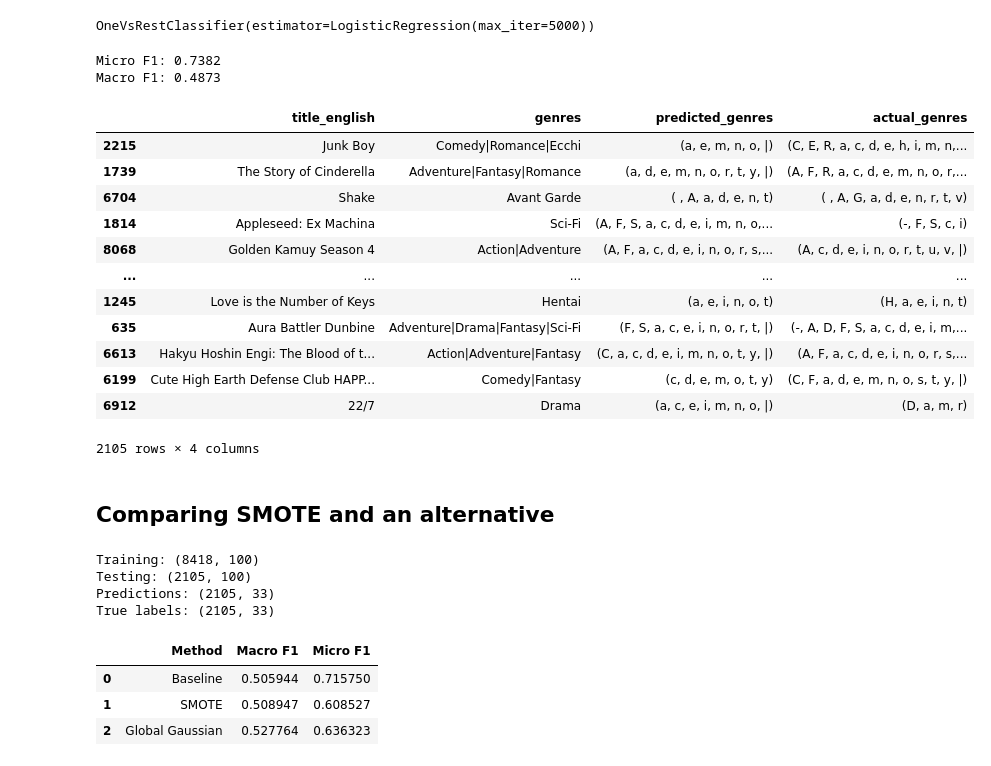
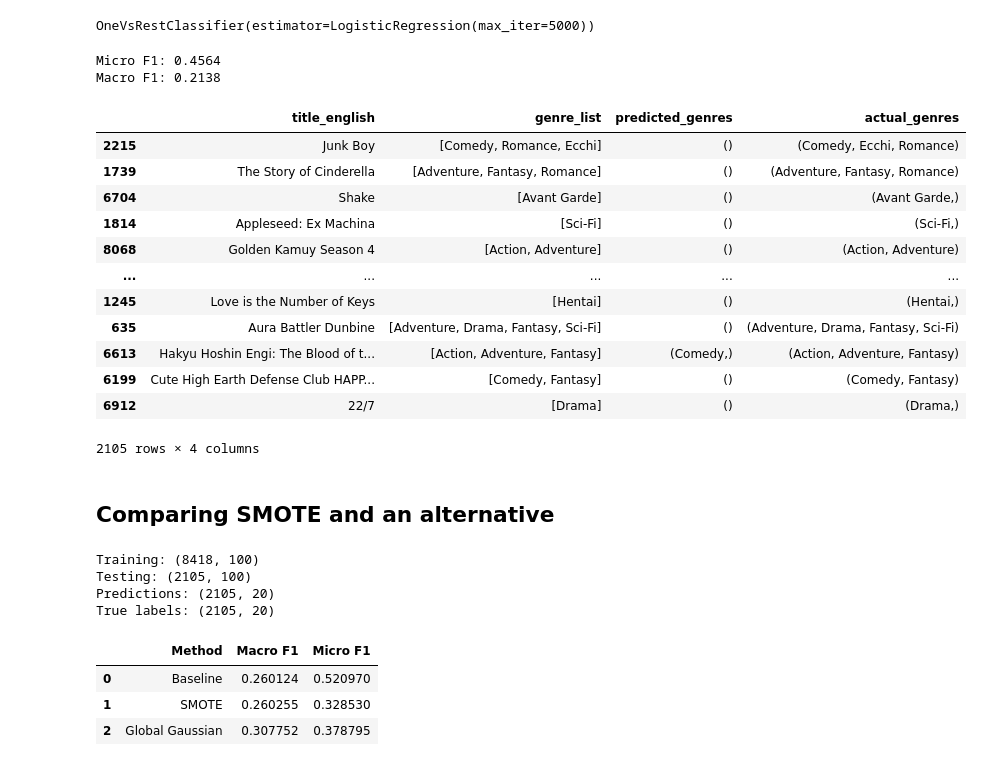
Before and after one commit to smleek/final_project, a Jupyter notebook: global_gauss_sample/classifying.ipynb, the cells around one changed output. Cells and saved outputs as stored; diff of their text form; code cells hidden in the pictures.

Commit message:
fixed MLB (was creating classes based on letters and not genres) and standardized mlsmote_gaussian.ipynb and classifying.ipynb so we'd be comparing the same thing

```diff
--- a/global_gauss_sample/classifying.ipynb
+++ b/global_gauss_sample/classifying.ipynb
@@ -49 +49,19 @@ df
 10523 rows × 5 columns
+# %%
+import ast
+from sklearn.preprocessing import MultiLabelBinarizer
+
+df = pd.read_csv("../cleaned_animes.csv")
+
+df["text"] = df["title_english"] + " " + df["synopsis"]
+
+# Convert strings into actual lists
+df["genre_list"] = df["genre_list"].apply(ast.literal_eval)
+
+# Binarize genres
+mlb = MultiLabelBinarizer()
+Y = mlb.fit_transform(df["genre_list"])
+
+print("Number of shows:", len(df))
+print("Number of genres:", len(mlb.classes_))
+print(mlb.classes_)
@@ -53,4 +77,4 @@ df
 mlb = MultiLabelBinarizer()
 
 X_text = df['text'] # predictor variables
-Y = mlb.fit_transform(df['genres'])
+Y = mlb.fit_transform(df['genre_list'])
@@ -120,31 +154,31 @@ macro_f1 = f1_score(y_test, y_pred, average="macro")
 print(f"Micro F1: {micro_f1:.4f}")
 print(f"Macro F1: {macro_f1:.4f}")
 # %% [output]
-Micro F1: 0.7382
-Macro F1: 0.4873
+Micro F1: 0.4564
+Macro F1: 0.2138
 # %%
 predicted_genres = mlb.inverse_transform(y_pred)
 actual_genres = mlb.inverse_transform(y_test)
 
-results_df = test_df[["title_english", "genres"]].copy()
+results_df = test_df[["title_english", "genre_list"]].copy()
 
 results_df["predicted_genres"] = predicted_genres
 results_df["actual_genres"] = actual_genres
 
 results_df
 # %% [output]
-|  | title_english | genres | predicted_genres | actual_genres |
-| 2215 | Junk Boy | Comedy|Romance|Ecchi | (a, e, m, n, o, |) | (C, E, R, a, c, d, e, h, i, m, n,... |
-| 1739 | The Story of Cinderella | Adventure|Fantasy|Romance | (a, d, e, m, n, o, r, t, y, |) | (A, F, R, a, c, d, e, m, n, o, r,... |
-| 6704 | Shake | Avant Garde | ( , A, a, d, e, n, t) | ( , A, G, a, d, e, n, r, t, v) |
-| 1814 | Appleseed: Ex Machina | Sci-Fi | (A, F, S, a, c, d, e, i, m, n, o,... | (-, F, S, c, i) |
-| 8068 | Golden Kamuy Season 4 | Action|Adventure | (A, F, a, c, d, e, i, n, o, r, s,... | (A, c, d, e, i, n, o, r, t, u, v, |) |
+|  | title_english | genre_list | predicted_genres | actual_genres |
+| 2215 | Junk Boy | [Comedy, Romance, Ecchi] | () | (Comedy, Ecchi, Romance) |
+| 1739 | The Story of Cinderella | [Adventure, Fantasy, Romance] | () | (Adventure, Fantasy, Romance) |
+| 6704 | Shake | [Avant Garde] | () | (Avant Garde,) |
+| 1814 | Appleseed: Ex Machina | [Sci-Fi] | () | (Sci-Fi,) |
+| 8068 | Golden Kamuy Season 4 | [Action, Adventure] | () | (Action, Adventure) |
 | ... | ... | ... | ... | ... |
-| 1245 | Love is the Number of Keys | Hentai | (a, e, i, n, o, t) | (H, a, e, i, n, t) |
-| 635 | Aura Battler Dunbine | Adventure|Drama|Fantasy|Sci-Fi | (F, S, a, c, e, i, n, o, r, t, |) | (-, A, D, F, S, a, c, d, e, i, m,... |
-| 6613 | Hakyu Hoshin Engi: The Blood of t... | Action|Adventure|Fantasy | (C, a, c, d, e, i, m, n, o, t, y, |) | (A, F, a, c, d, e, i, n, o, r, s,... |
-| 6199 | Cute High Earth Defense Club HAPP... | Comedy|Fantasy | (c, d, e, m, o, t, y) | (C, F, a, d, e, m, n, o, s, t, y, |) |
-| 6912 | 22/7 | Drama | (a, c, e, i, m, n, o, |) | (D, a, m, r) |
+| 1245 | Love is the Number of Keys | [Hentai] | () | (Hentai,) |
+| 635 | Aura Battler Dunbine | [Adventure, Drama, Fantasy, Sci-Fi] | () | (Adventure, Drama, Fantasy, Sci-Fi) |
+| 6613 | Hakyu Hoshin Engi: The Blood of t... | [Action, Adventure, Fantasy] | (Comedy,) | (Action, Adventure, Fantasy) |
+| 6199 | Cute High Earth Defense Club HAPP... | [Comedy, Fantasy] | () | (Comedy, Fantasy) |
+| 6912 | 22/7 | [Drama] | () | (Drama,) |
 2105 rows × 4 columns
 # %% [markdown]
 ## Comparing SMOTE and an alternative
@@ -241,8 +275,8 @@ print("True labels:", y_test.shape)
 # %% [output]
 Training: (8418, 100)
 Testing: (2105, 100)
-Predictions: (2105, 33)
-True labels: (2105, 33)
+Predictions: (2105, 20)
+True labels: (2105, 20)
 # %%
 results = pd.DataFrame({
     "Method": ["Baseline", "SMOTE", "Global Gaussian"],
@@ -262,9 +296,9 @@ results = pd.DataFrame({
 results
 # %% [output]
 |  | Method | Macro F1 | Micro F1 |
-| 0 | Baseline | 0.505944 | 0.715750 |
-| 1 | SMOTE | 0.508947 | 0.608527 |
-| 2 | Global Gaussian | 0.527764 | 0.636323 |
+| 0 | Baseline | 0.260124 | 0.520970 |
+| 1 | SMOTE | 0.260255 | 0.328530 |
+| 2 | Global Gaussian | 0.307752 | 0.378795 |
 # %%
 # per-class f1 score
 genre_results = pd.DataFrame({
```
Also changed, not shown: parts of 4 cells of this notebook, 4 other files.
